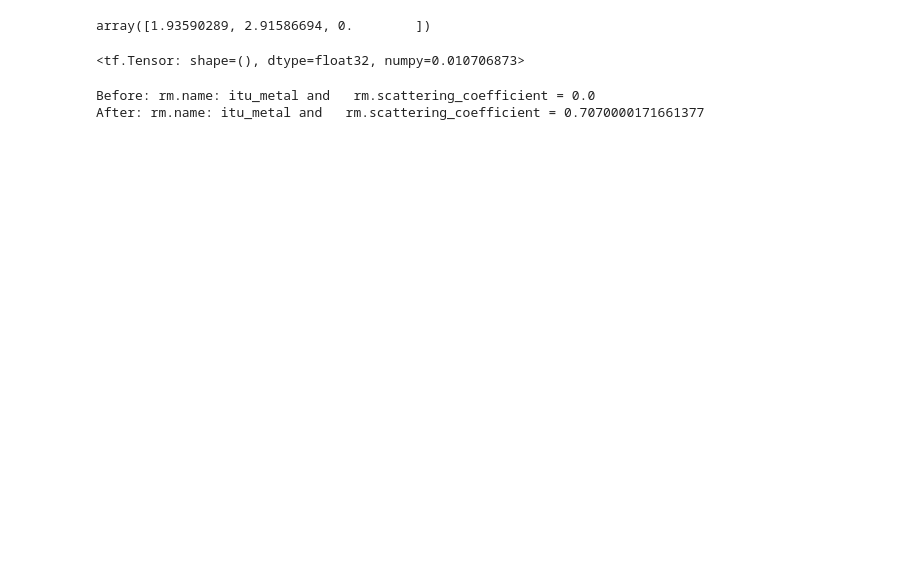
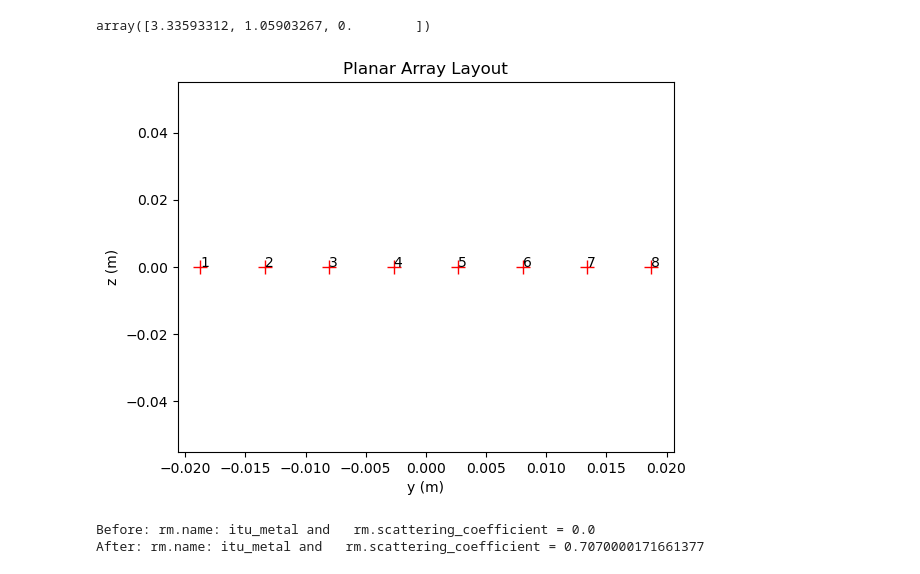
Before and after one commit to dani-dehghani/ICAS, a Jupyter notebook: SIMO_Channel_simulation.ipynb, the cells around one changed output. Saved outputs shown, nothing was run; the diff lists cells and outputs as text; code cells hidden in the pictures; blank space fills up the shorter version.

```diff
--- a/SIMO_Channel_simulation.ipynb
+++ b/SIMO_Channel_simulation.ipynb
@@ -35,57 +35,54 @@ c = 299792458.0 # m/s
 tx_position = [0,0.25,.94]
 rx_position = [0,-0.25,.94]
 N_t = 1
-N_r = 32
+N_r = 8
 L_r = 4
 L_t = 1
 
-initial_position_cartesian = cylindrical_to_cartesian([3.5, math.radians(56.41901378), 0])
+initial_position_cartesian = cylindrical_to_cartesian([3.5, math.radians(17.61267585), 0])
 initial_position_cartesian
 # %% [output]
-array([1.93590289, 2.91586694, 0.        ])
+array([3.33593312, 1.05903267, 0.        ])
 # %%
 scene = load_scene('C:\\Users\\dehghani\\Documents\\test_scene\\scene.xml')
 # %%
 scene.frequency = 28e9
-wavelength = c/scene.frequency
-#print(scene.synthetic_array)
+
 scene.synthetic_array = True # If set to False, ray tracing will be done per antenna element (slower for large arrays)
 
 scene.tx_array = PlanarArray(num_rows=1,
                           num_cols = N_t,
-                          vertical_spacing = wavelength/2,
-                          horizontal_spacing= wavelength/2,
+                          vertical_spacing = 0.5,
+                          horizontal_spacing= 0.5,
                           pattern="iso",
-                          polarization="V")
+                          polarization="H")
 
-# Configure antenna array for all receivers
+
 scene.rx_array = PlanarArray(num_rows=1,
                           num_cols = N_r,
-                          vertical_spacing= wavelength/2,
-                          horizontal_spacing= wavelength/2,
+                          vertical_spacing= 0.5,
+                          horizontal_spacing= 0.5,
                           pattern="iso",
-                          polarization="V")
+                          polarization="H")
 
-#scene.tx_array.show()
+scene.rx_array.show()
 
 # Create transmitter
 tx = Transmitter(name = "tx",
                  position = tx_position)
 
 
 # Add transmitter instance to scene
 scene.add(tx)
 
 # Create a receiver
 rx = Receiver(name = "rx",
               position = rx_position)
 
 # Add receiver instance to scene
 scene.add(rx)
+# %% [output]
+[figure, added]
-# %%
-wavelength
-# %% [output]
-<tf.Tensor: shape=(), dtype=float32, numpy=0.010706873>
 # %%
 for rm in scene.radio_materials.values():
     if rm.name=='itu_metal' :
```
Also changed, not shown: parts of 26 cells of this notebook.
